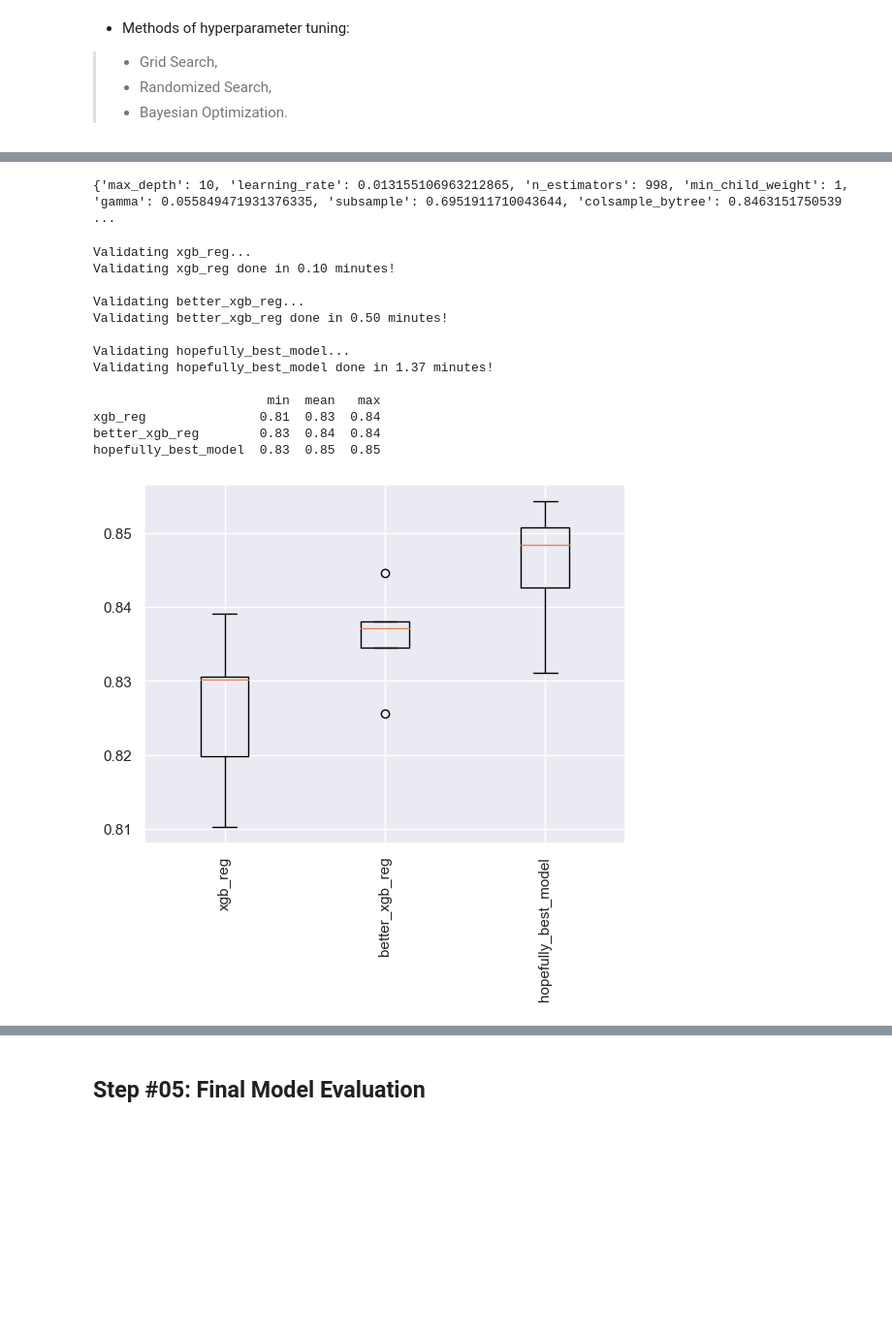
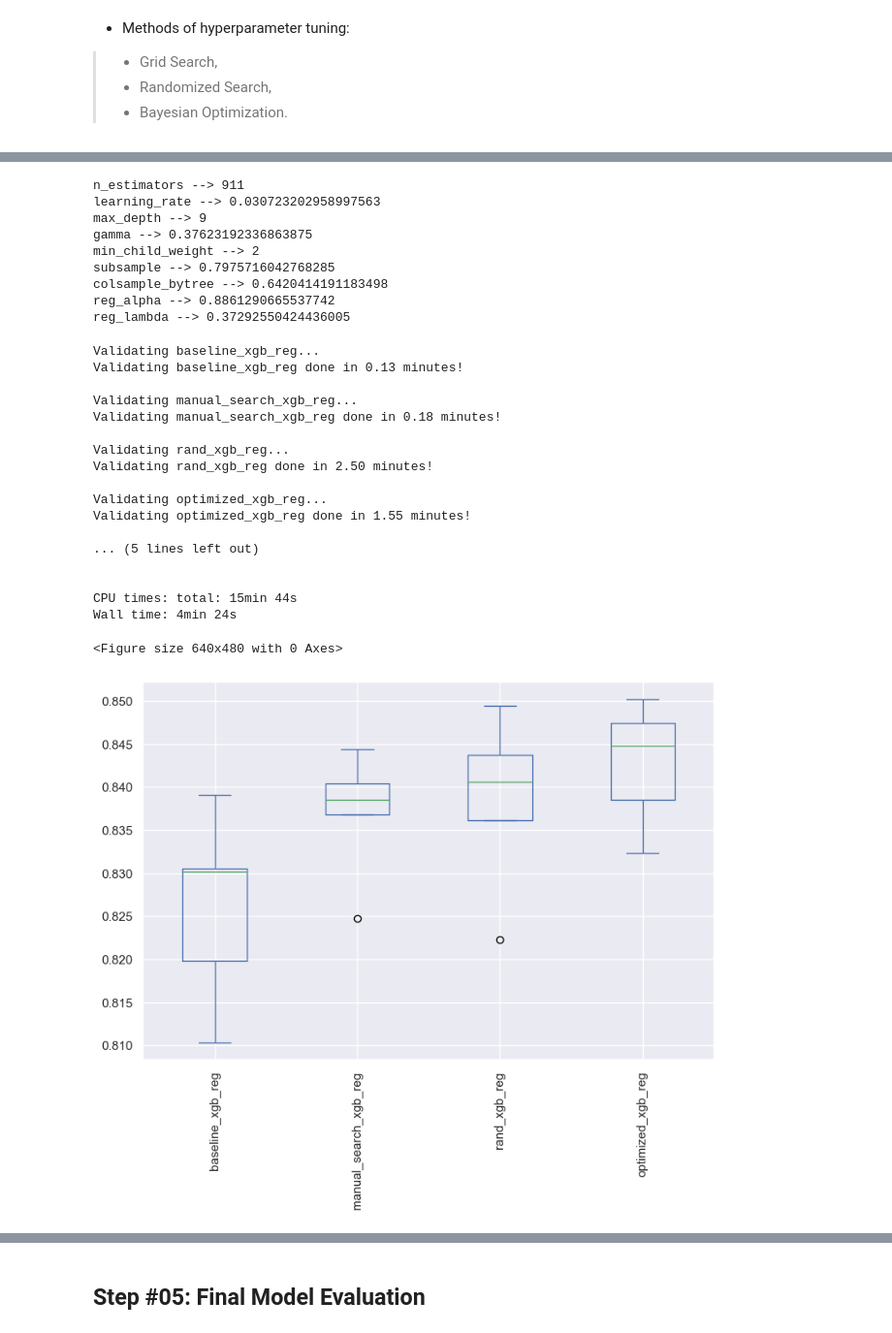
Before and after one commit to mohebmaher/GDSC-California-Housing-Prices, a Jupyter notebook: 04_model_validation-and_tuning.ipynb, the cells around one changed output, grey strips where cells are left out. Shown: that part at 97% size. Saved outputs shown, nothing was run; the diff lists cells and outputs as text; code cells hidden in the pictures; blank space fills up the shorter version.

```diff
--- a/04_model_validation-and_tuning.ipynb
+++ b/04_model_validation-and_tuning.ipynb
@@ -585,0 +606,14 @@ Wall time: 53.4 s
+# %%
+# Create a RandomizedSearchCV object:
+rand_search_cv = RandomizedSearchCV(
+    estimator=rand_xgb_reg,
+    param_distributions=params,
+    n_iter=50,
+    return_train_score=True,
+    cv=3,
+    random_state=42
+)
+# %%
+%%time
+# Fit the RandomizedsearchCV object to the training set:
+rand_search_cv.fit(X_train, y_train);
@@ -585,0 +638,3 @@ Wall time: 53.4 s
+# %%
+# Re-instantiate the best model:
+rand_xgb_reg = rand_search_cv.best_estimator_
@@ -624,38 +722,53 @@ Wall time: 1h 10min 20s
 # %%
 # Print the best parameters:
 opt_cv_best_params = study.best_params
-print(opt_cv_best_params)
+for k, v in opt_cv_best_params.items():
+    print(f"{k} --> {v}")
 # %% [output]
-{'max_depth': 10, 'learning_rate': 0.013155106963212865, 'n_estimators': 998, 'min_child_weight': 1, 'gamma': 0.055849471931376335, 'subsample': 0.6951911710043644, 'colsample_bytree': 0.8463151750539 ...
+n_estimators --> 911
+learning_rate --> 0.030723202958997563
+max_depth --> 9
+gamma --> 0.37623192336863875
+min_child_weight --> 2
+subsample --> 0.7975716042768285
+colsample_bytree --> 0.6420414191183498
+reg_alpha --> 0.8861290665537742
+reg_lambda --> 0.37292550424436005
 # %%
 # Train the model with the best parameters:
-hopefully_best_model = XGBRegressor(**opt_cv_best_params)
-hopefully_best_model.fit(X_train, y_train);
+optimized_xgb_reg = XGBRegressor(**opt_cv_best_params)
+optimized_xgb_reg.fit(X_train, y_train);
 # %%
 %%time
 # Compare different models:
 %run "./recipes/compare_models.py";
 results = compare_models(
     X_train,
     y_train,
     r2,
     cv=5,
-    xgb_reg=xgb_reg,
-    better_xgb_reg=better_xgb_reg,
-    hopefully_best_model=hopefully_best_model
+    baseline_xgb_reg=baseline_xgb_reg,
+    manual_search_xgb_reg=manual_search_xgb_reg,
+    rand_xgb_reg=rand_xgb_reg,
+    optimized_xgb_reg=optimized_xgb_reg
 );
 # %% [output]
-Validating xgb_reg...
-Validating xgb_reg done in 0.10 minutes!
+Validating baseline_xgb_reg...
+Validating baseline_xgb_reg done in 0.13 minutes!
 
-Validating better_xgb_reg...
-Validating better_xgb_reg done in 0.50 minutes!
+Validating manual_search_xgb_reg...
+Validating manual_search_xgb_reg done in 0.18 minutes!
 
-Validating hopefully_best_model...
-Validating hopefully_best_model done in 1.37 minutes!
+Validating rand_xgb_reg...
+Validating rand_xgb_reg done in 2.50 minutes!
 
-                       min  mean   max
-xgb_reg               0.81  0.83  0.84
-better_xgb_reg        0.83  0.84  0.84
-hopefully_best_model  0.83  0.85  0.85
+Validating optimized_xgb_reg...
+Validating optimized_xgb_reg done in 1.55 minutes!
+
+... (5 lines left out)
+
+
+CPU times: total: 15min 44s
+Wall time: 4min 24s
+<Figure size 640x480 with 0 Axes>
-[figure, old version]
+[figure, new version]
```
Also changed, not shown: parts of 64 cells of this notebook.
